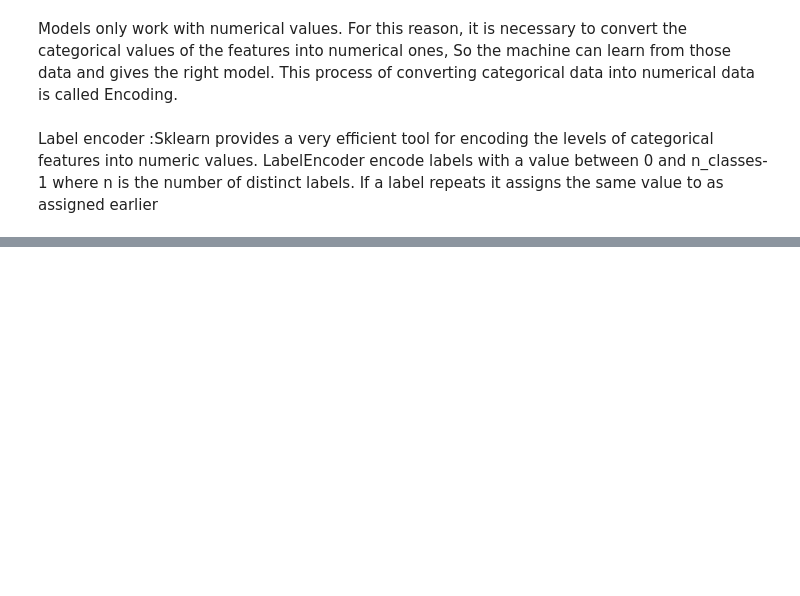
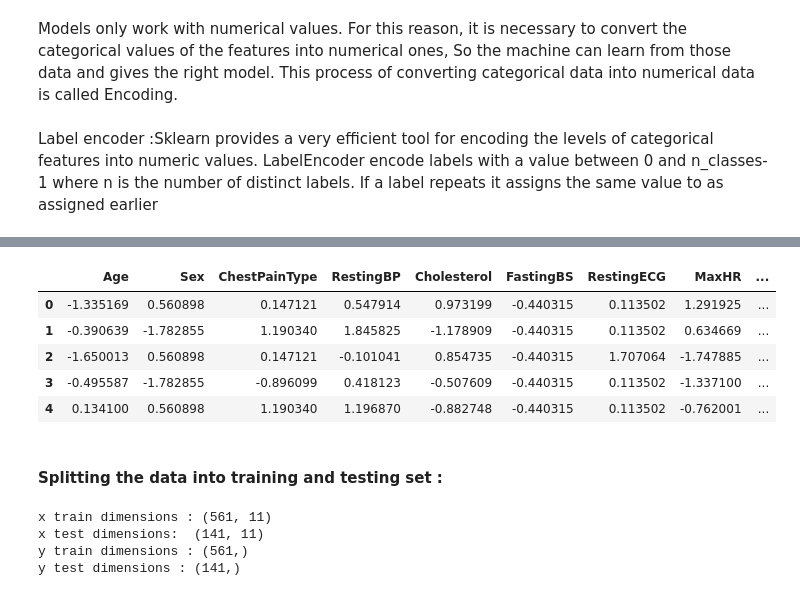
Before and after one commit to ImaneMdn/Heart-disease-prediction, a Jupyter notebook: heartdisease.ipynb, the cells around one changed output, grey strips where cells are left out. Cells and saved outputs as stored; diff of their text form; code cells hidden in the pictures; blank space fills up the shorter version.

Commit message:
added preprocessing

```diff
--- a/heartdisease.ipynb
+++ b/heartdisease.ipynb
@@ -728,0 +821,17 @@ numerical scaling numerical features which will be standardized.
+# %%
+from sklearn.preprocessing import StandardScaler
+numerical_data = ['Age','RestingBP','Cholesterol','FastingBS','MaxHR','Oldpeak','Sex','ChestPainType','RestingECG','ExerciseAngina','ST_Slope']
+scaler = StandardScaler()
+
+dfle[numerical_data] = scaler.fit_transform(dfle[numerical_data])
+# %%
+dfle.head()
+# %% [output]
+|  | Age | Sex | ChestPainType | RestingBP | Cholesterol | FastingBS | RestingECG | MaxHR | ... |
+| 0 | -1.335169 | 0.560898 | 0.147121 | 0.547914 | 0.973199 | -0.440315 | 0.113502 | 1.291925 | ... |
+| 1 | -0.390639 | -1.782855 | 1.190340 | 1.845825 | -1.178909 | -0.440315 | 0.113502 | 0.634669 | ... |
+| 2 | -1.650013 | 0.560898 | 0.147121 | -0.101041 | 0.854735 | -0.440315 | 1.707064 | -1.747885 | ... |
+| 3 | -0.495587 | -1.782855 | -0.896099 | 0.418123 | -0.507609 | -0.440315 | 0.113502 | -1.337100 | ... |
+| 4 | 0.134100 | 0.560898 | 1.190340 | 1.196870 | -0.882748 | -0.440315 | 0.113502 | -0.762001 | ... |
+# %% [markdown]
+#### Splitting the data into training and testing set :
@@ -728,0 +847,15 @@ numerical scaling numerical features which will be standardized.
+# %%
+x_train_shape=colored(X_train.shape, "yellow",None, attrs=["blink"])
+x_test_shape=colored(X_test.shape, "yellow",None, attrs=["blink"])
+y_train_shape=colored(y_train.shape, "yellow",None, attrs=["blink"])
+y_test_shape=colored(y_test.shape, "yellow",None, attrs=["blink"])
+
+print("x train dimensions :",x_train_shape)
+print("x test dimensions: ",x_test_shape)
+print("y train dimensions :",y_train_shape)
+print("y test dimensions :",y_test_shape)
+# %% [output]
+x train dimensions : (561, 11)
+x test dimensions:  (141, 11)
+y train dimensions : (561,)
+y test dimensions : (141,)
```
Also changed, not shown: parts of 22 cells of this notebook.
